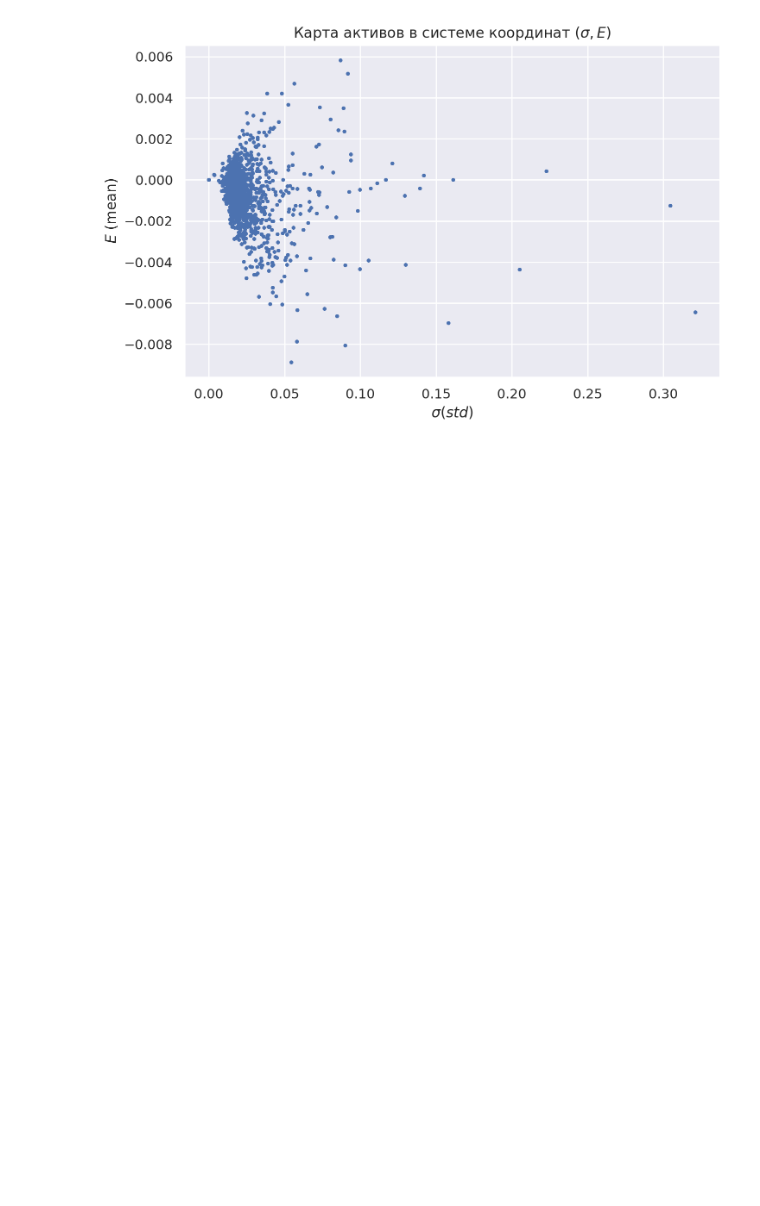
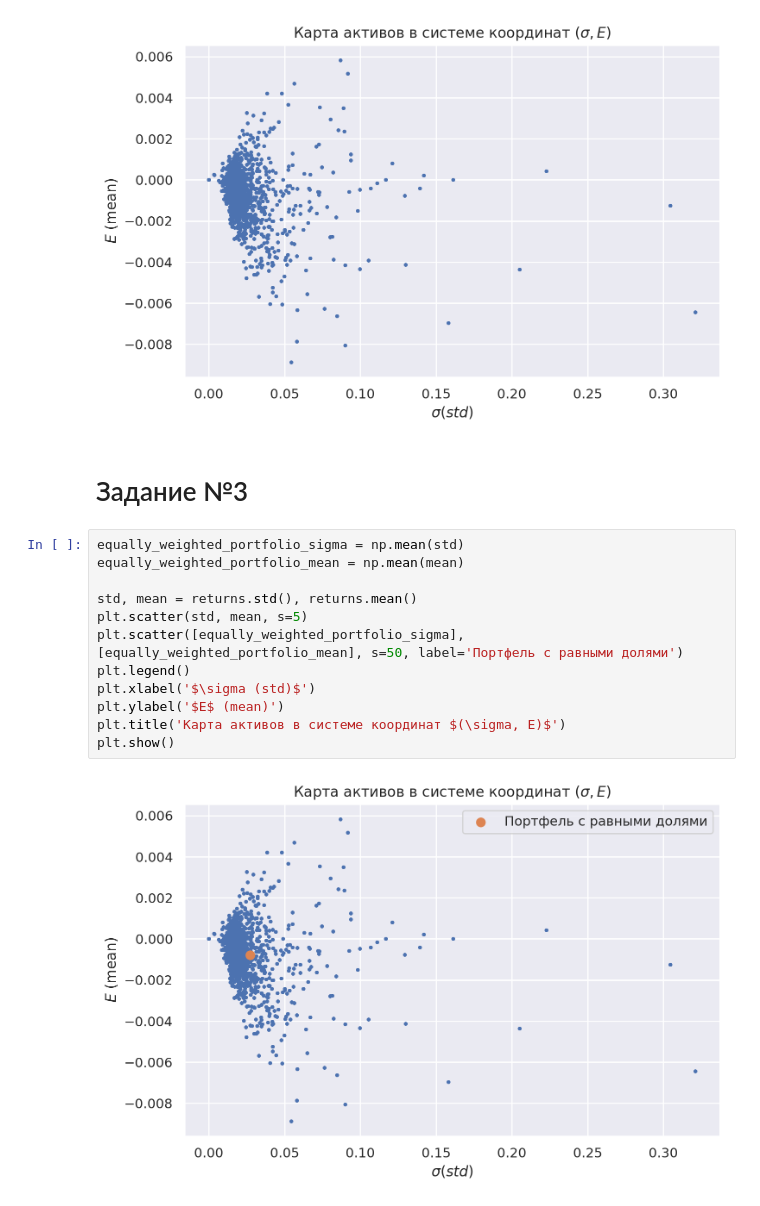
Before and after one commit to antonov1lya/ResearchSeminar2024, a Jupyter notebook: report.ipynb, the cells around one changed output. Saved outputs shown, nothing was run; the diff lists cells and outputs as text; blank space fills up the shorter version.

```diff
--- a/report.ipynb
+++ b/report.ipynb
@@ -129,3 +129,19 @@ plt.title('Карта активов в системе координат $(\sig
 plt.show()
 # %% [output]
 [figure]
+# %% [markdown]
+# Задание №3
+# %%
+equally_weighted_portfolio_sigma = np.mean(std)
+equally_weighted_portfolio_mean = np.mean(mean)
+
+std, mean = returns.std(), returns.mean()
+plt.scatter(std, mean, s=5)
+plt.scatter([equally_weighted_portfolio_sigma], [equally_weighted_portfolio_mean], s=50, label='Портфель с равными долями')
+plt.legend()
+plt.xlabel('$\sigma (std)$')
+plt.ylabel('$E$ (mean)')
+plt.title('Карта активов в системе координат $(\sigma, E)$')
+plt.show()
+# %% [output]
+[figure, added]
```
Also changed, not shown: parts of 4 cells of this notebook.
